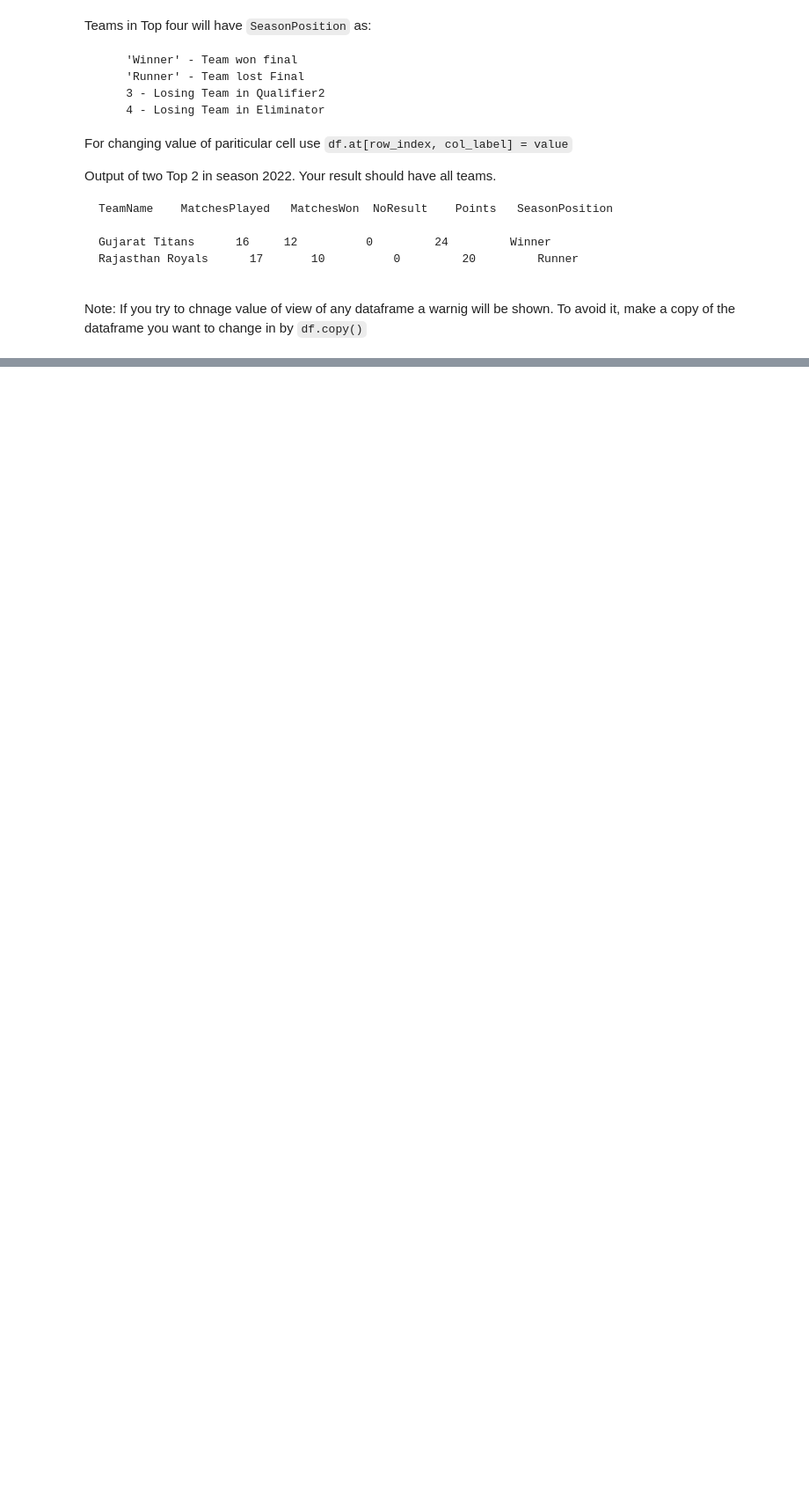
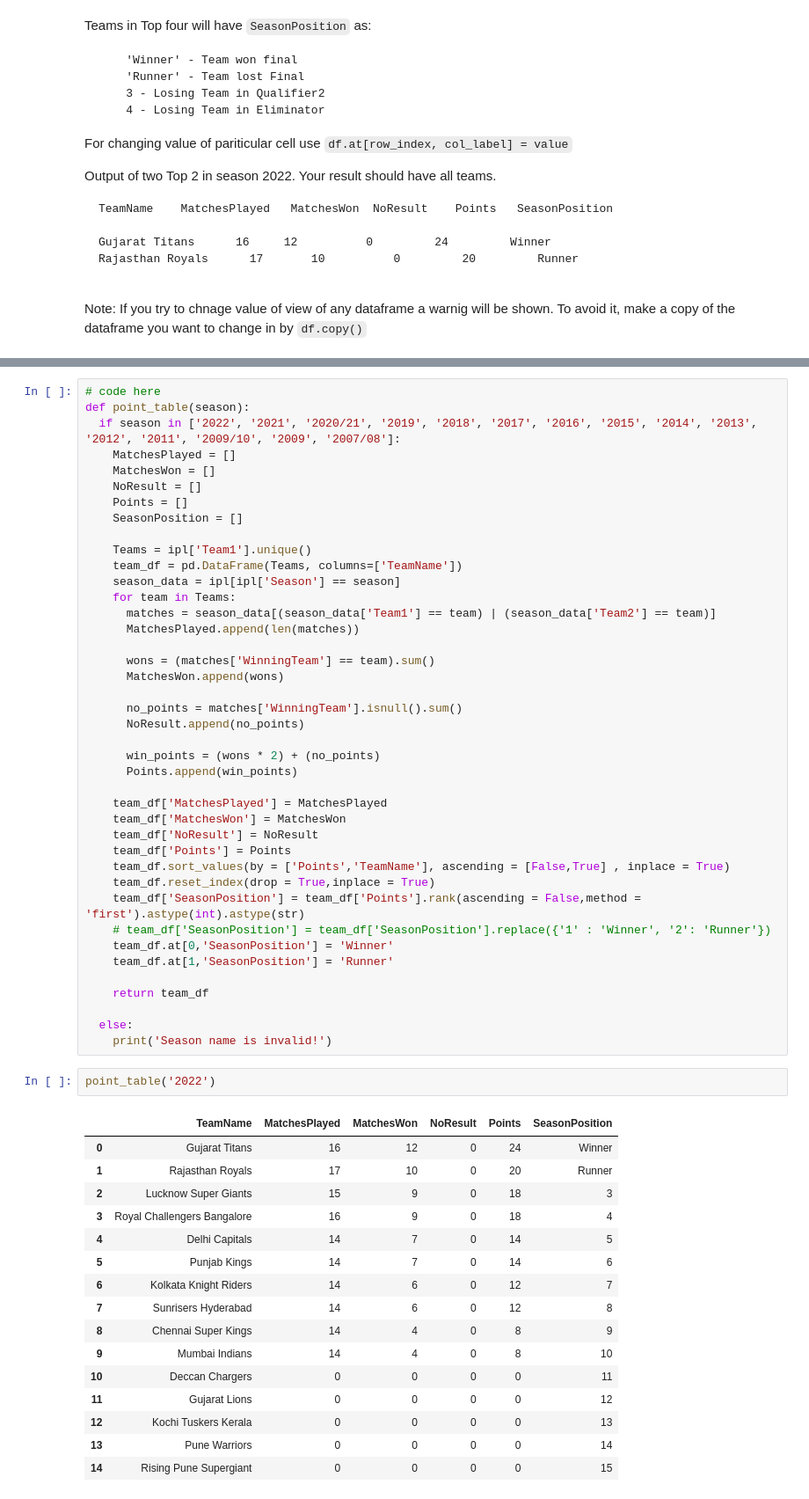
Before and after one commit to ShehrazSarwar/Python-Data-Analysis, a Jupyter notebook: Pandas DataFrame/session_18_tasks.ipynb, the cells around one changed output, grey strips where cells are left out. Shown at 88% size. Saved outputs shown, nothing was run; the diff lists cells and outputs as text; blank space fills up the shorter version.

```diff
--- a/Pandas DataFrame/session_18_tasks.ipynb
+++ b/Pandas DataFrame/session_18_tasks.ipynb
@@ -397,0 +540,60 @@ Note: If you try to chnage value of view of any dataframe a warnig will be shown
+# %%
+# code here
+def point_table(season):
+  if season in ['2022', '2021', '2020/21', '2019', '2018', '2017', '2016', '2015', '2014', '2013', '2012', '2011', '2009/10', '2009', '2007/08']:
+    MatchesPlayed = []
+    MatchesWon = []
+    NoResult = []
+    Points = []
+    SeasonPosition = []
+
+    Teams = ipl['Team1'].unique()
+    team_df = pd.DataFrame(Teams, columns=['TeamName'])
+    season_data = ipl[ipl['Season'] == season]
+    for team in Teams:
+      matches = season_data[(season_data['Team1'] == team) | (season_data['Team2'] == team)]
+      MatchesPlayed.append(len(matches))
+
+      wons = (matches['WinningTeam'] == team).sum()
+      MatchesWon.append(wons)
+
+      no_points = matches['WinningTeam'].isnull().sum()
+      NoResult.append(no_points)
+
+      win_points = (wons * 2) + (no_points)
+      Points.append(win_points)
+
+    team_df['MatchesPlayed'] = MatchesPlayed
+    team_df['MatchesWon'] = MatchesWon
+    team_df['NoResult'] = NoResult
+    team_df['Points'] = Points
+    team_df.sort_values(by = ['Points','TeamName'], ascending = [False,True] , inplace = True)
+    team_df.reset_index(drop = True,inplace = True)
+    team_df['SeasonPosition'] = team_df['Points'].rank(ascending = False,method = 'first').astype(int).astype(str)
+    # team_df['SeasonPosition'] = team_df['SeasonPosition'].replace({'1' : 'Winner', '2': 'Runner'})
+    team_df.at[0,'SeasonPosition'] = 'Winner'
+    team_df.at[1,'SeasonPosition'] = 'Runner'
+
+    return team_df
+
+  else:
+    print('Season name is invalid!')
+# %%
+point_table('2022')
+# %% [output]
+|  | TeamName | MatchesPlayed | MatchesWon | NoResult | Points | SeasonPosition |
+| 0 | Gujarat Titans | 16 | 12 | 0 | 24 | Winner |
+| 1 | Rajasthan Royals | 17 | 10 | 0 | 20 | Runner |
+| 2 | Lucknow Super Giants | 15 | 9 | 0 | 18 | 3 |
+| 3 | Royal Challengers Bangalore | 16 | 9 | 0 | 18 | 4 |
+| 4 | Delhi Capitals | 14 | 7 | 0 | 14 | 5 |
+| 5 | Punjab Kings | 14 | 7 | 0 | 14 | 6 |
+| 6 | Kolkata Knight Riders | 14 | 6 | 0 | 12 | 7 |
+| 7 | Sunrisers Hyderabad | 14 | 6 | 0 | 12 | 8 |
+| 8 | Chennai Super Kings | 14 | 4 | 0 | 8 | 9 |
+| 9 | Mumbai Indians | 14 | 4 | 0 | 8 | 10 |
+| 10 | Deccan Chargers | 0 | 0 | 0 | 0 | 11 |
+| 11 | Gujarat Lions | 0 | 0 | 0 | 0 | 12 |
+| 12 | Kochi Tuskers Kerala | 0 | 0 | 0 | 0 | 13 |
+| 13 | Pune Warriors | 0 | 0 | 0 | 0 | 14 |
+| 14 | Rising Pune Supergiant | 0 | 0 | 0 | 0 | 15 |
```
Also changed, not shown: parts of 11 cells of this notebook.
